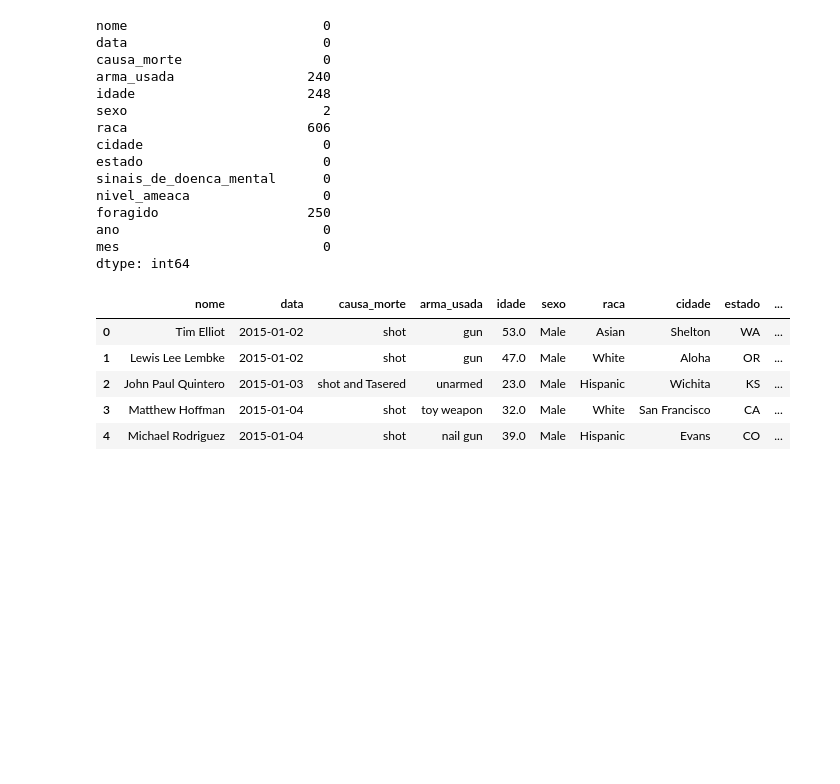
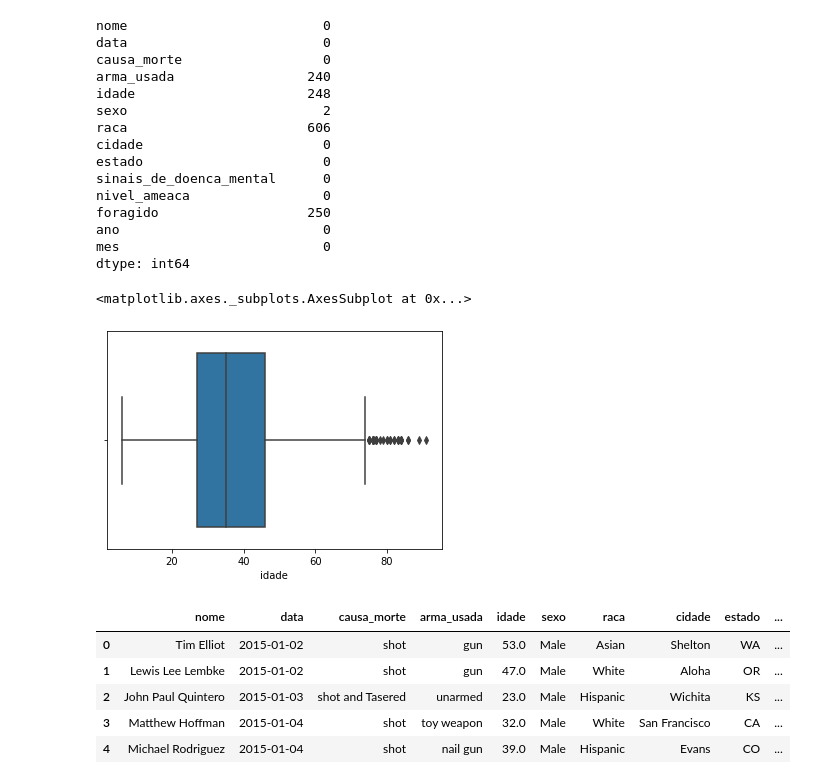
Before and after one commit to matheusrodriguesf/fata-police-shootings-project-ml, a Jupyter notebook: EDA.ipynb, the cells around one changed output. Saved outputs shown, nothing was run; the diff lists cells and outputs as text; code cells hidden in the pictures; blank space fills up the shorter version.

```diff
--- a/EDA.ipynb
+++ b/EDA.ipynb
@@ -132,6 +132,11 @@ foragido                   250
 ano                          0
 mes                          0
 dtype: int64
+# %%
+sns.boxplot(x=fatal_police_shootings.idade)
+# %% [output]
+<matplotlib.axes._subplots.AxesSubplot at 0x...>
+[figure, added]
 # %%
 fatal_police_shootings.idade.fillna(value=fatal_police_shootings.idade.mean(),inplace=True)
 # %%
```
Also changed, not shown: parts of 17 cells of this notebook.
